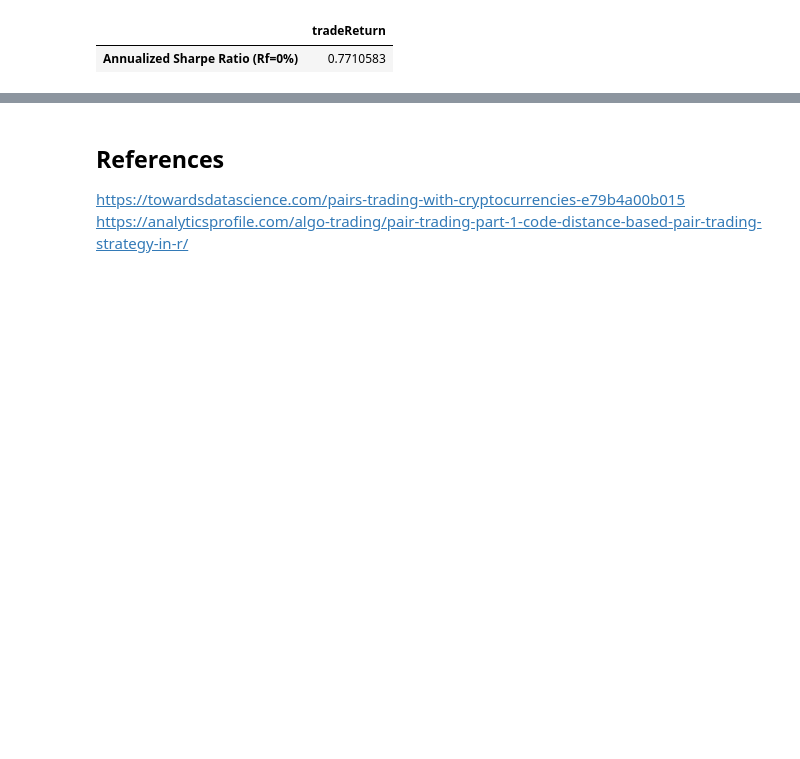
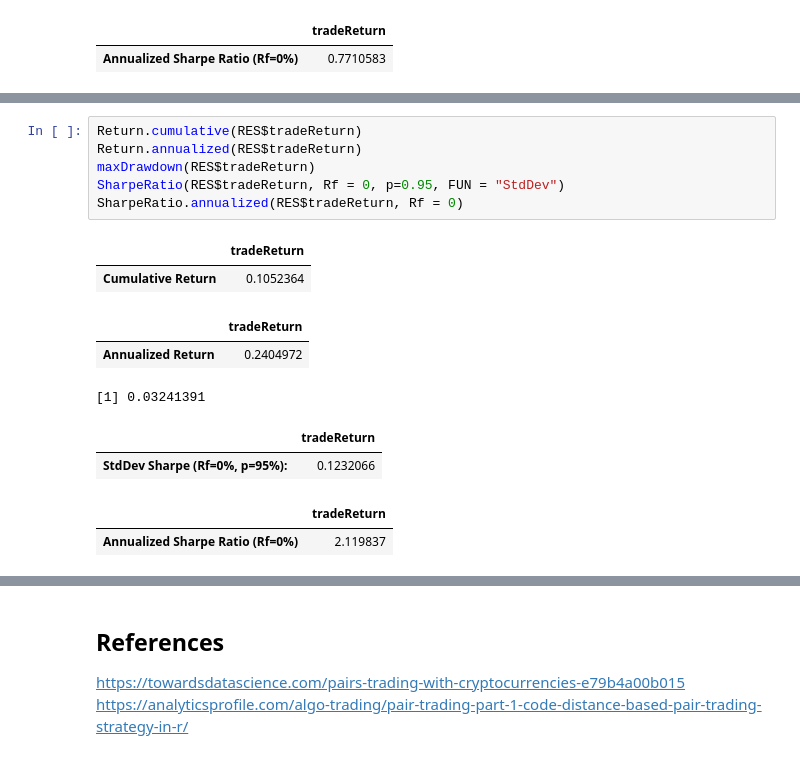
Before and after one commit to yehjxraymond/wqu_econometrics_group_proj, a Jupyter notebook: submission3/Untitled.ipynb, the cells around one changed output, grey strips where cells are left out. Cells and saved outputs as stored; diff of their text form; blank space fills up the shorter version.

```diff
--- a/submission3/Untitled.ipynb
+++ b/submission3/Untitled.ipynb
@@ -207,0 +239,16 @@ SharpeRatio.annualized(RES$tradeReturn, Rf = 0)
+# %%
+Return.cumulative(RES$tradeReturn)
+Return.annualized(RES$tradeReturn)
+maxDrawdown(RES$tradeReturn)
+SharpeRatio(RES$tradeReturn, Rf = 0, p=0.95, FUN = "StdDev")
+SharpeRatio.annualized(RES$tradeReturn, Rf = 0)
+# %% [output]
+|  | tradeReturn |
+| Cumulative Return | 0.1052364 |
+|  | tradeReturn |
+| Annualized Return | 0.2404972 |
+[1] 0.03241391
+|  | tradeReturn |
+| StdDev Sharpe (Rf=0%, p=95%): | 0.1232066 |
+|  | tradeReturn |
+| Annualized Sharpe Ratio (Rf=0%) | 2.119837 |
```
Also changed, not shown: parts of 9 cells of this notebook.
